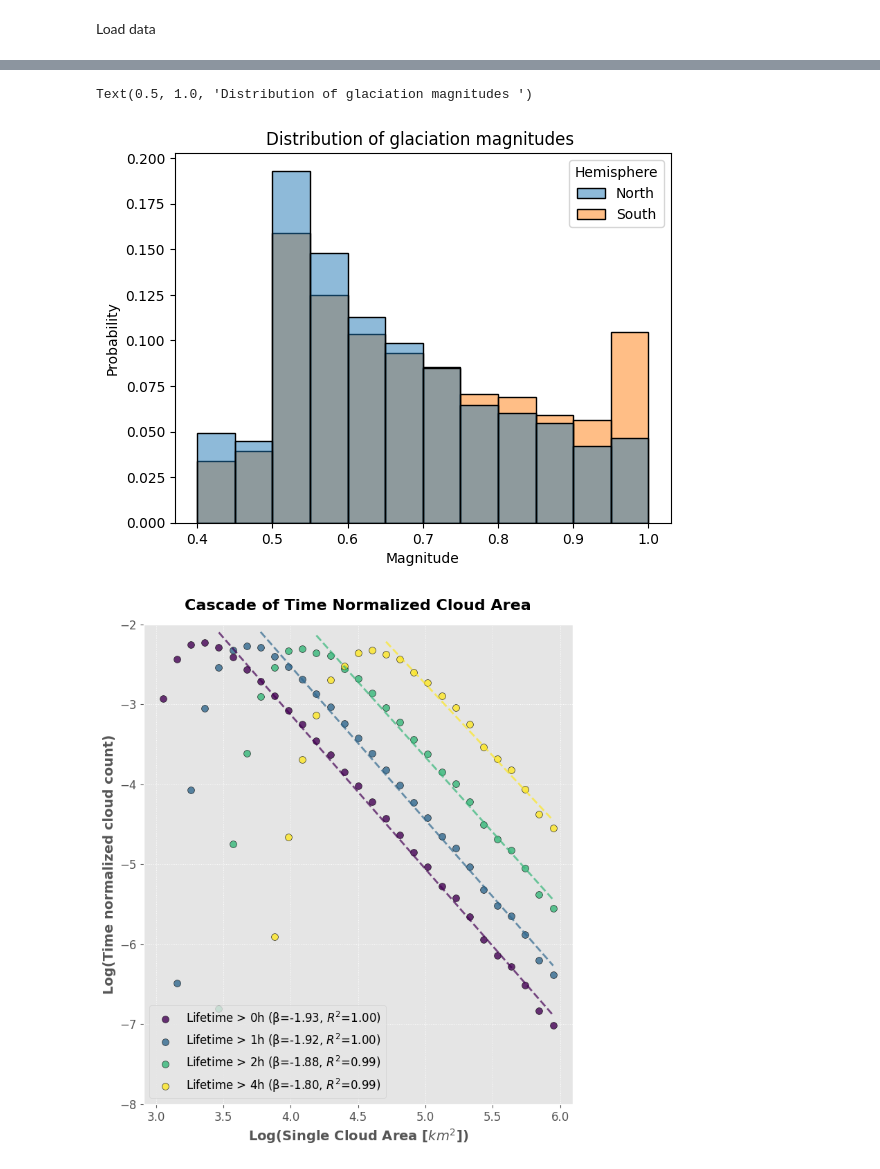
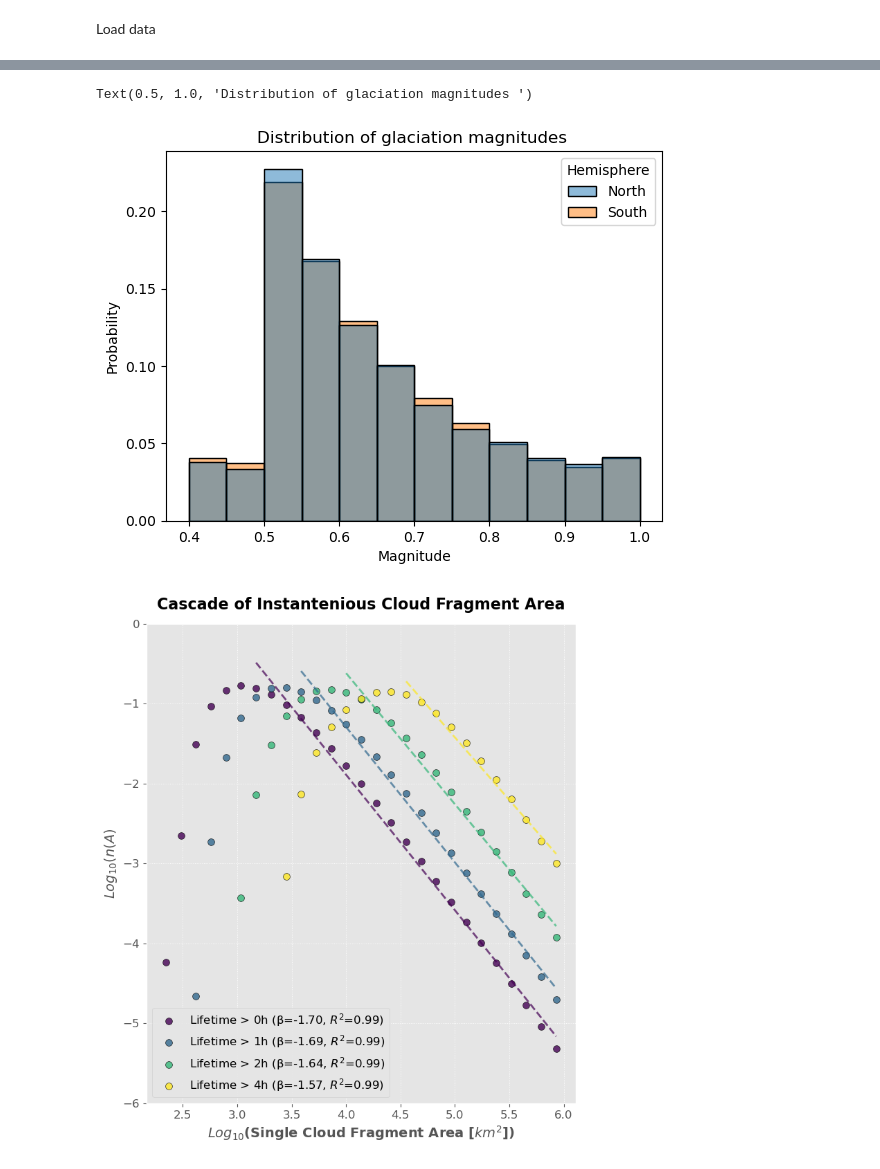
Before and after one commit to DragomirNikolov/Glaciation_time_estimatior, a Jupyter notebook: Result_analysis/Glaciation_statistics.ipynb, the cells around one changed output, grey strips where cells are left out. Drawn from its saved outputs; the diff is of its cells as text; code cells hidden in the pictures.

```diff
--- a/Result_analysis/Glaciation_statistics.ipynb
+++ b/Result_analysis/Glaciation_statistics.ipynb
@@ -277,4 +275,5 @@ Glaciations file exists
 if os.uname()[1]=="n2o":
     combined_cloud_df = pd.read_parquet("/wolke_scratch/dnikolo/Final_results/2022_all.parquet")
     glaciations_df = pd.read_parquet("/wolke_scratch/dnikolo/Final_results/2022_glac.parquet")
+    glaciations_df["Radius [km]"]=np.sqrt(glaciations_df["avg_size[km]"]/np.pi)
     glaciating_clouds = glaciations_df.drop_duplicates(subset="Cloud_ID",keep="first")
@@ -405,7 +401,7 @@ sns.histplot(glaciations_df,x="Magnitude",binwidth=0.05,stat="probability",hue="
 plt.title("Distribution of glaciation magnitudes ")
 # %% [output]
 Text(0.5, 1.0, 'Distribution of glaciation magnitudes ')
-[figure, old version]
+[figure, new version]
 # %%
 # sns.histplot(glaciations_df[glaciations_df["Hemisphere"]=="South"]["Magnitude"],binwidth=0.05, stat="probability",hu)
 # sns.histplot(glaciations_df[glaciations_df["Hemisphere"]=="North"]["Magnitude"],binwidth=0.05, stat="probability")
@@ -421,9 +417,10 @@ from sklearn.metrics import r2_score
 plt.style.use("ggplot")
 
 # Define the exponents and bins
-exponents = np.linspace(3, 6, 30)
+exponents = np.linspace(2, 6, 30)
 centers = exponents[:-1] + (exponents[1:] - exponents[:-1]) / 2
 bins = np.power(10, exponents)
+bin_width=bins[1:]-bins[:-1]
 lifetime_thresholds = [0 ,1, 2, 4]
 
 # Set up figure
@@ -437,41 +434,41 @@ for i, lifetime_thresh in enumerate(lifetime_thresholds):
     combined_cloud_df["norm_area"] = combined_cloud_df["avg_size[km]"] * combined_cloud_df["Lifetime [h]"]
 
     # Bin data
     bin_counts = pd.cut(
         combined_cloud_df[ (combined_cloud_df["Lifetime [h]"] > lifetime_thresh)]["norm_area"], bins
-    ).value_counts(sort=False)
+    ).value_counts(sort=False)/bin_width#*3000*800/((3000-np.power(10,centers/2)/18-1)*(800-np.power(10,centers/2)/18-1))
 
     # Normalize bin counts
     new_df = pd.DataFrame({"bin_counts": bin_counts, "center": centers})
     new_df["bin_counts"] = new_df["bin_counts"] / new_df["bin_counts"].sum()
 
     # Fit line to the tail of the distribution
     fit_df = new_df[new_df["bin_counts"].idxmax():].iloc[1:]
-    coef = np.polyfit(x=fit_df["center"], y=np.log(fit_df["bin_counts"]), deg=1)
+    coef = np.polyfit(x=fit_df["center"], y=np.log10(fit_df["bin_counts"]), deg=1)
     poly1d_fn = np.poly1d(coef)
 
     # # Scatter plot with better markers
-    # ax.scatter(new_df["center"], np.log(new_df["bin_counts"]), label=f'Lifetime > {lifetime_thresh}h (β={coef[0]:.02f})',
+    # ax.scatter(new_df["center"], np.log10(new_df["bin_counts"]), label=f'Lifetime > {lifetime_thresh}h (β={coef[0]:.02f})',
     #            color=colors[i], s=50, alpha=0.8, edgecolors="black")
-    R2 = r2_score(np.log(fit_df["bin_counts"]), poly1d_fn(fit_df["center"]))
+    R2 = r2_score(np.log10(fit_df["bin_counts"]), poly1d_fn(fit_df["center"]))
     # Scatter plot with better markers
-    ax.scatter(new_df["center"], np.log(new_df["bin_counts"]), label=f'Lifetime > {lifetime_thresh}h (β={coef[0]:.02f}, $R^2$={R2:.02f})',
+    ax.scatter(new_df["center"], np.log10(new_df["bin_counts"]), label=f'Lifetime > {lifetime_thresh}h (β={coef[0]:.02f}, $R^2$={R2:.02f})',
                color=colors[i], s=50, alpha=0.8, edgecolors="black")
     # Fitted line with better visibility
     ax.plot(fit_df["center"], poly1d_fn(fit_df["center"]), linestyle="--", linewidth=2, alpha=0.7, color=colors[i])
 
 # Improve axes formatting
 # ax.set_xscale("log")
-ax.set_ylim(-8,-2)
-ax.set_xlabel("Log(Single Cloud Area [$km^2$])", fontsize=14, fontweight='bold')
-ax.set_ylabel("Log(Time normalized cloud count)", fontsize=14, fontweight='bold')
+ax.set_ylim(-6,0)
+ax.set_xlabel("$Log_{10}$(Single Cloud Fragment Area [$km^2$])", fontsize=14, fontweight='bold')
+ax.set_ylabel("$Log_{10}(n(A)$", fontsize=14, fontweight='bold')
 ax.legend(fontsize=12, loc="lower left")
-ax.set_title("Cascade of Time Normalized Cloud Area", fontsize=16, fontweight='bold', pad=15)
+ax.set_title("Cascade of Instantenious Cloud Fragment Area", fontsize=16, fontweight='bold', pad=15)
 # Add grid with minor ticks
 ax.grid(True, which="both", linestyle=":", linewidth=0.7)
 ax.tick_params(axis='both', which='major', labelsize=12)
-plt.savefig(os.path.join(GTE_DIR,"/Result_graphs/Avg_area_log_scale_cascade.png"),dpi=400)
+plt.savefig(os.path.join(GTE_DIR,"Result_graphs/Avg_area_log_scale_cascade.png"),dpi=400)
 # Show plot
 plt.show()
 # %% [output]
-[figure, old version]
+[figure, new version]
```
Also changed, not shown: parts of 40 cells of this notebook, 36 other files.
